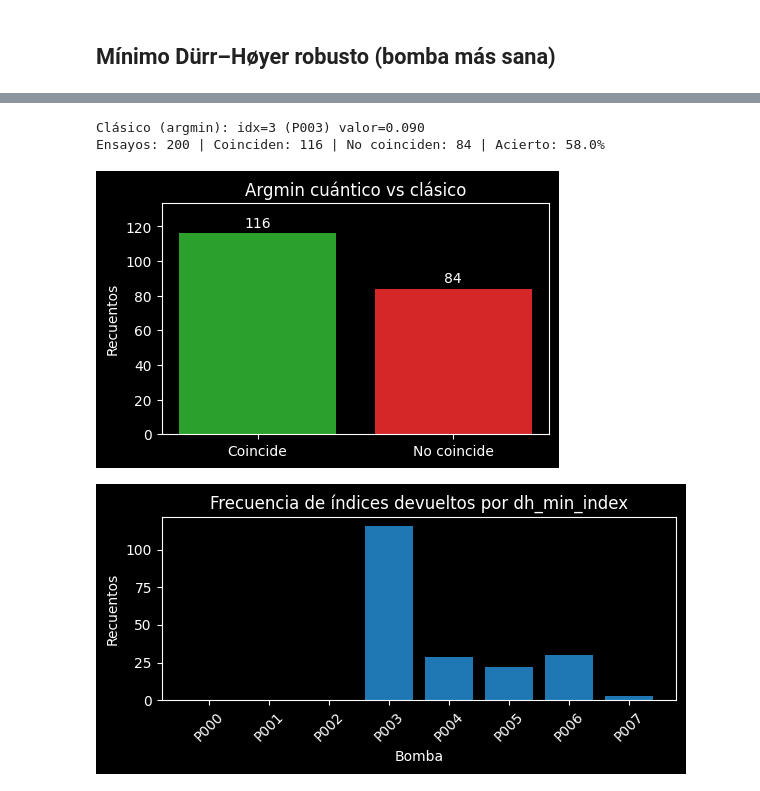
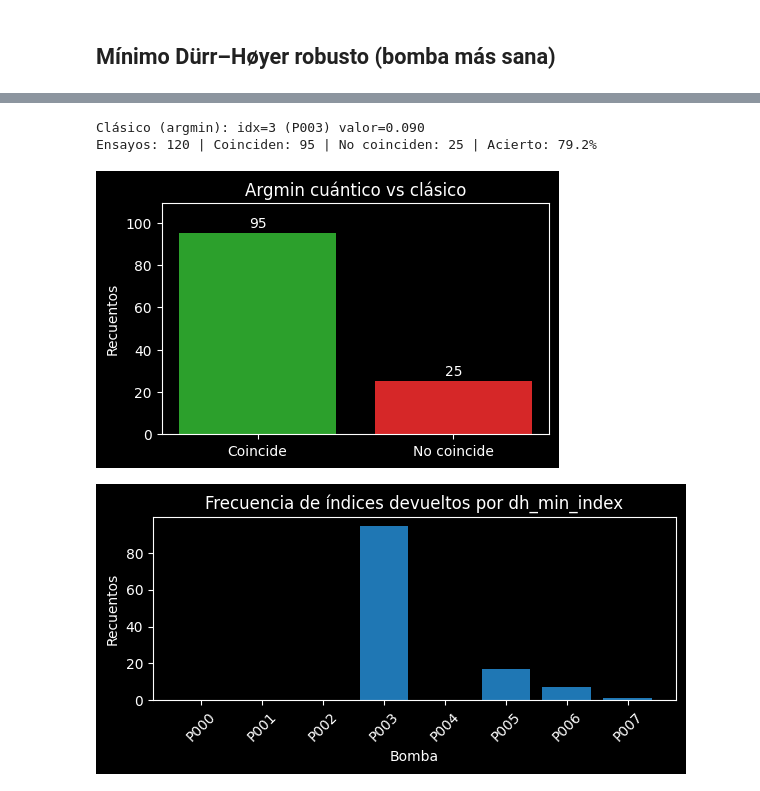
Before and after one commit to xillegas/mscqthesis, a Jupyter notebook: Other notebooks/Qiskit_MinMax_Prototype_v2.ipynb, the cells around one changed output, grey strips where cells are left out. Saved outputs shown, nothing was run; the diff lists cells and outputs as text; code cells hidden in the pictures.

```diff
--- a/Other notebooks/Qiskit_MinMax_Prototype_v2.ipynb
+++ b/Other notebooks/Qiskit_MinMax_Prototype_v2.ipynb
@@ -29,9 +26,11 @@ print("Qiskit backend cargado:", Aer)
 Qiskit backend cargado: AerProvider
 # %%
 def num_qubits_for_n(n_items: int) -> int:
+    """Calcula el número mínimo de qubits necesarios para representar n_items."""
     return max(1, ceil(log2(max(1, n_items))))
 
 def index_to_bits(i: int, n_qubits: int):
+    """Convierte un índice entero a una lista de bits de longitud n_qubits."""
     return [int(b) for b in format(i, f"0{n_qubits}b")]
 
 def bitstring_to_index(bs: str) -> int:
@@ -101,9 +100,9 @@ def run_grover_threshold(marked_indices, n_items: int, iterations: int = 1, shot
 pump_ids = [f"P{i:03d}" for i in range(8)]
 time_of_use  = [0.21, 0.18, 0.11, 0.09, 0.85, 0.67, 0.44, 0.32]
 max_current = [0.10, 0.52, 0.33, 0.01, 0.72, 0.64, 0.28, 0.41]
-vibration    = [0.03, 0.14, 0.59, 0.20, 0.22, 0.47, 0.18, 0.35]
+vibration   = [0.03, 0.14, 0.59, 0.20, 0.22, 0.47, 0.18, 0.35]
 N = len(pump_ids)
-tau = 0.8
+tau = 0.1
 # %% [markdown]
 ## Grover de umbral (candidatos a mantenimiento)
 # %%
@@ -186,10 +217,10 @@ from collections import Counter
 
 # Parámetros
 values = time_of_use  # cambia a max_current, vibration, etc. si quieres
-trials = 200
-shots = 4096
-max_rounds = 6
-tries_per_round = 3  # coherente con dh_min_index
+max_rounds = 8
+tries_per_round = 10
+shots = 8192
+trials = 120  # bajamos para acelerar la ejecución con parámetros más costosos
 
 # Índice clásico de referencia
 N = len(values)
@@ -201,7 +232,7 @@ misses = 0
 q_indices = []
 
 # Opcional: fija semilla para reproducibilidad de este bloque
-random.seed(1)
+# random.seed(1)
 
 for _ in range(trials):
     idx_q, _ = dh_min_index(values, shots=shots, max_rounds=max_rounds, tries_per_round=tries_per_round)
@@ -209,33 +240,33 @@ for _ in range(trials):
     if idx_q == idx_classico:
         hits += 1
     else:
         misses += 1
 
 print(f"Clásico (argmin): idx={idx_classico} ({pump_ids[idx_classico]}) valor={values[idx_classico]:.3f}")
 print(f"Ensayos: {trials} | Coinciden: {hits} | No coinciden: {misses} | Acierto: {100*hits/trials:.1f}%")
 
 # Histograma de coincidencias vs no
 plt.figure(figsize=(5,3))
 plt.bar(['Coincide','No coincide'], [hits, misses], color=['tab:green','tab:red'])
 plt.title('Argmin cuántico vs clásico')
 plt.ylabel('Recuentos')
 for x, y in zip(['Coincide','No coincide'], [hits, misses]):
     plt.text(x, y + max(1, trials*0.01), f"{y}", ha='center', va='bottom')
 plt.ylim(0, max(hits, misses)*1.15 if trials>0 else 1)
 plt.show()
 
 # (Opcional) Distribución de índices cuánticos devueltos
 plt.figure(figsize=(6,3))
 counts = Counter(q_indices)
 plt.bar([pump_ids[i] for i in range(N)], [counts.get(i,0) for i in range(N)], color='tab:blue')
 plt.title('Frecuencia de índices devueltos por dh_min_index')
 plt.ylabel('Recuentos')
 plt.xlabel('Bomba')
 plt.xticks(rotation=45)
 plt.tight_layout()
 plt.show()
 # %% [output]
 Clásico (argmin): idx=3 (P003) valor=0.090
-Ensayos: 200 | Coinciden: 116 | No coinciden: 84 | Acierto: 58.0%
+Ensayos: 120 | Coinciden: 95 | No coinciden: 25 | Acierto: 79.2%
-[figure, old version]
+[figure, new version]
-[figure, old version]
+[figure, new version]
```
Also changed, not shown: parts of 3 cells of this notebook, 2 other files.
